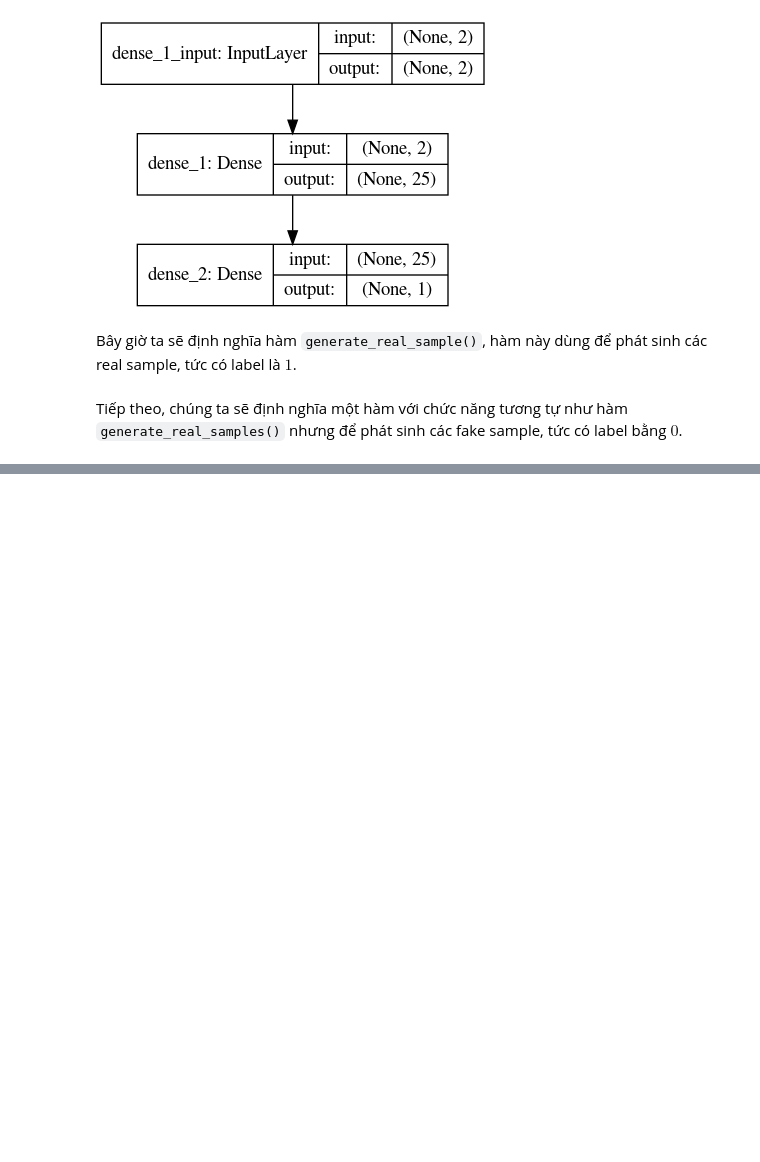
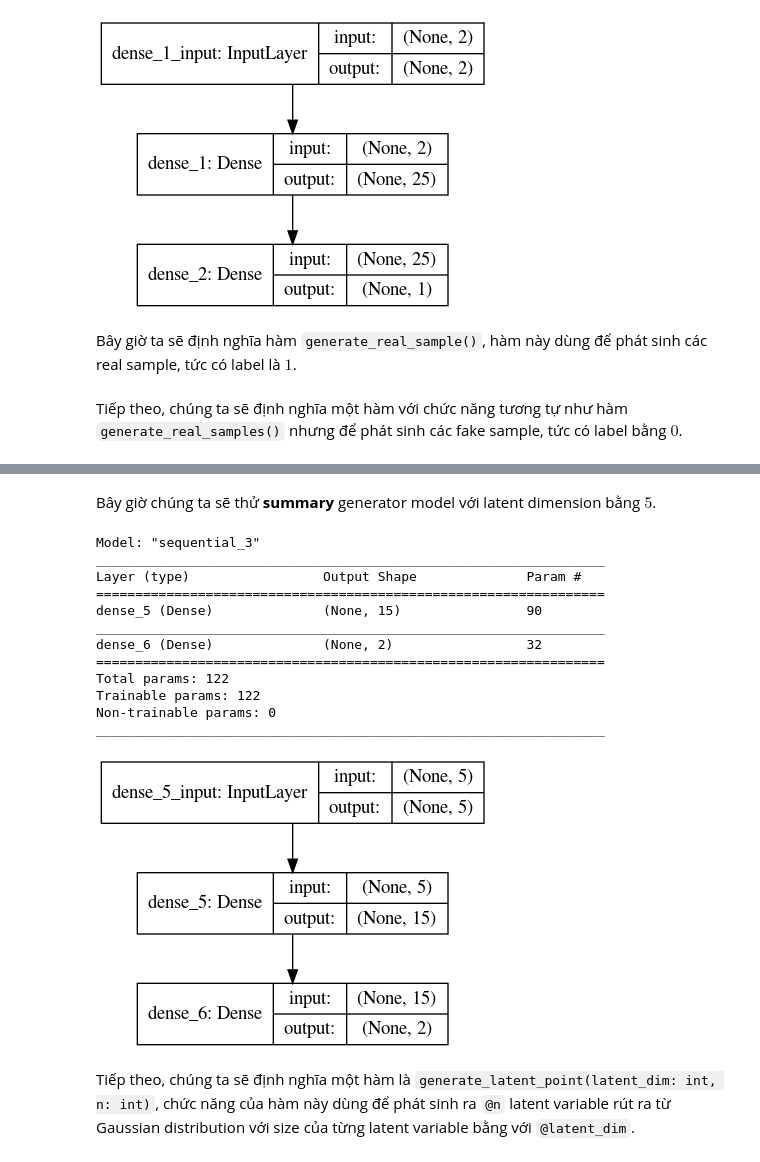
Before and after one commit to cuongpiger/cloud, a Jupyter notebook: Chapter 06. How to Develop a 1D GAN from Scratch/00.1D-GANs.ipynb, the cells around one changed output, grey strips where cells are left out. Cells and saved outputs as stored; diff of their text form; code cells hidden in the pictures; blank space fills up the shorter version.

```diff
--- a/Chapter 06. How to Develop a 1D GAN from Scratch/00.1D-GANs.ipynb
+++ b/Chapter 06. How to Develop a 1D GAN from Scratch/00.1D-GANs.ipynb
@@ -192,0 +220,31 @@ train_discriminator(model)
+# %%
+def define_generator(latent_dim: int, n_outputs=2):
+    model = Sequential()
+    model.add(Dense(15, activation='relu', kernel_initializer='he_uniform', input_dim=latent_dim))
+    model.add(Dense(n_outputs, activation='linear'))
+
+    return model
+# %% [markdown]
+Bây giờ chúng ta sẽ thử **summary** generator model với latent dimension bằng $5$.
+# %%
+model = define_generator(5)
+
+model.summary()
+plot_model(model, to_file='./images/generator_plot.png',
+           show_shapes=True, show_layer_names=True)
+# %% [output]
+Model: "sequential_3"
+_________________________________________________________________
+Layer (type)                 Output Shape              Param #
+=================================================================
+dense_5 (Dense)              (None, 15)                90
+_________________________________________________________________
+dense_6 (Dense)              (None, 2)                 32
+=================================================================
+Total params: 122
+Trainable params: 122
+Non-trainable params: 0
+_________________________________________________________________
+[figure, added]
+# %% [markdown]
+Tiếp theo, chúng ta sẽ định nghĩa một hàm là `generate_latent_point(latent_dim: int, n: int)`, chức năng của hàm này dùng để phát sinh ra `@n` latent variable rút ra từ Gaussian distribution với size của từng latent variable bằng với `@latent_dim`.
```
Also changed, not shown: parts of 24 cells of this notebook, 7 other files.
